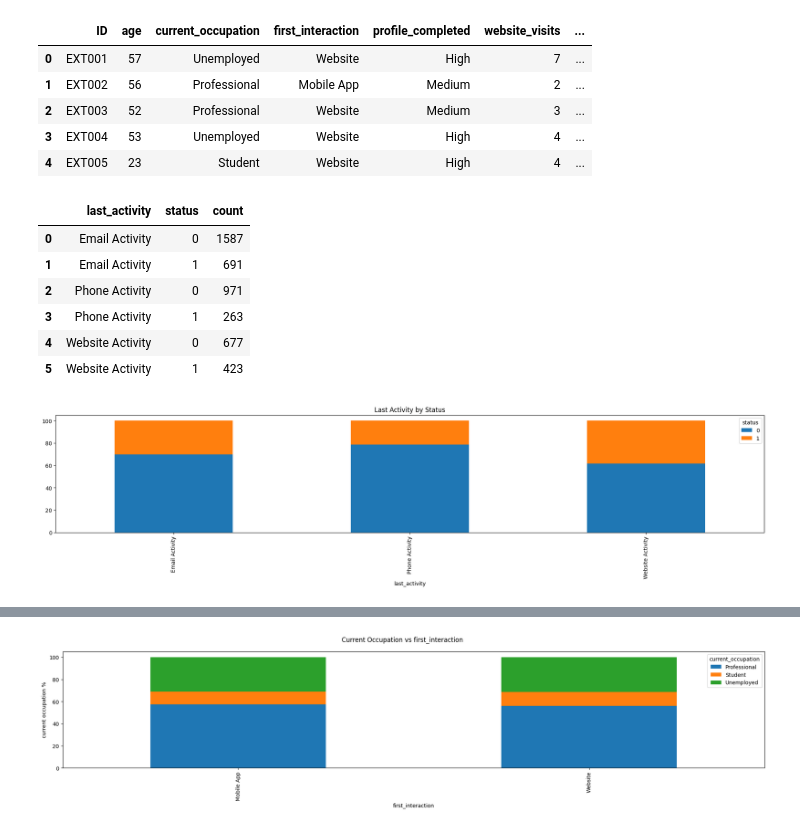
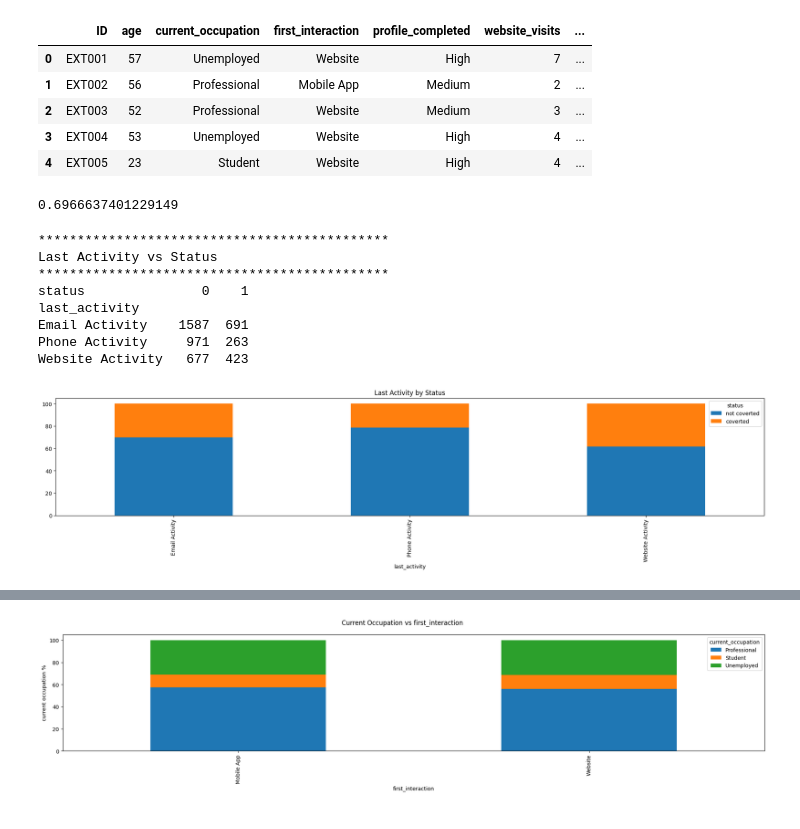
Before and after one commit to emailtosanj/ADSP_LAIEDM, a Jupyter notebook: adsp_laiedm/elective_projects/potential_customers_prediction/Learner_Notebook_Full_Code_Version_Potential_Customers_Prediction_v3.ipynb, the cells around one changed output, grey strips where cells are left out. Saved outputs shown, nothing was run; the diff lists cells and outputs as text; code cells hidden in the pictures.

```diff
--- a/adsp_laiedm/elective_projects/potential_customers_prediction/Learner_Notebook_Full_Code_Version_Potential_Customers_Prediction_v3.ipynb
+++ b/adsp_laiedm/elective_projects/potential_customers_prediction/Learner_Notebook_Full_Code_Version_Potential_Customers_Prediction_v3.ipynb
@@ -447,28 +447,47 @@ df.head()
 | 4 | EXT005 | 23 | Student | Website | High | 4 | ... |
 # %%
 df_ori = df.copy()
+# %%
+1587/2278
+# %% [output]
+0.6966637401229149
 # %%
 # The company uses multiple modes to interact with prospects. Which way of interaction works best?
-df_grp_by_lst_actvty_stats = df.groupby(['last_activity', 'status']).size().reset_index(name='count')
-display(df_grp_by_lst_actvty_stats)
+# df_grp_by_lst_actvty_stats = df.groupby(['last_activity', 'status']).size().reset_index(name='count')
+
+print('***'*15)
+print('Last Activity vs Status')
+print('***'*15)
+df_last_actvty_stats = (pd.crosstab(df_ori['last_activity'], df_ori['status'])).round(1)
+print(df_last_actvty_stats)
+
+################
+
+print('\n')
+# print((pd.crosstab(df['last_activity'], df['status'], normalize='index')* 100).round(1))
+
+
+################
 
 (pd.crosstab(df['last_activity'], df['status'], normalize = 'index')* 100).plot(kind='bar', stacked=True, figsize=(24, 4), title='Last Activity by Status')
+plt.legend(title='status', labels=['not coverted', 'coverted'])
 plt.show()
 
 
 #Website activity has
 # Website is prevalent among all three interaction modes including phone and email).
 # Refer to 'Last Activity by Status' stacked bar plot
 
 
 # print(971/1234) #phone activity - status 0 - 78.68%
 # print(263/1234) #phone activity - status 1 - 21.3%
 # %% [output]
-|  | last_activity | status | count |
-| 0 | Email Activity | 0 | 1587 |
-| 1 | Email Activity | 1 | 691 |
-| 2 | Phone Activity | 0 | 971 |
-| 3 | Phone Activity | 1 | 263 |
-| 4 | Website Activity | 0 | 677 |
-| 5 | Website Activity | 1 | 423 |
+*********************************************
+Last Activity vs Status
+*********************************************
+status               0    1
+last_activity
+Email Activity    1587  691
+Phone Activity     971  263
+Website Activity   677  423
-[figure, old version]
+[figure, new version]
```
Also changed, not shown: parts of 8 cells of this notebook.
